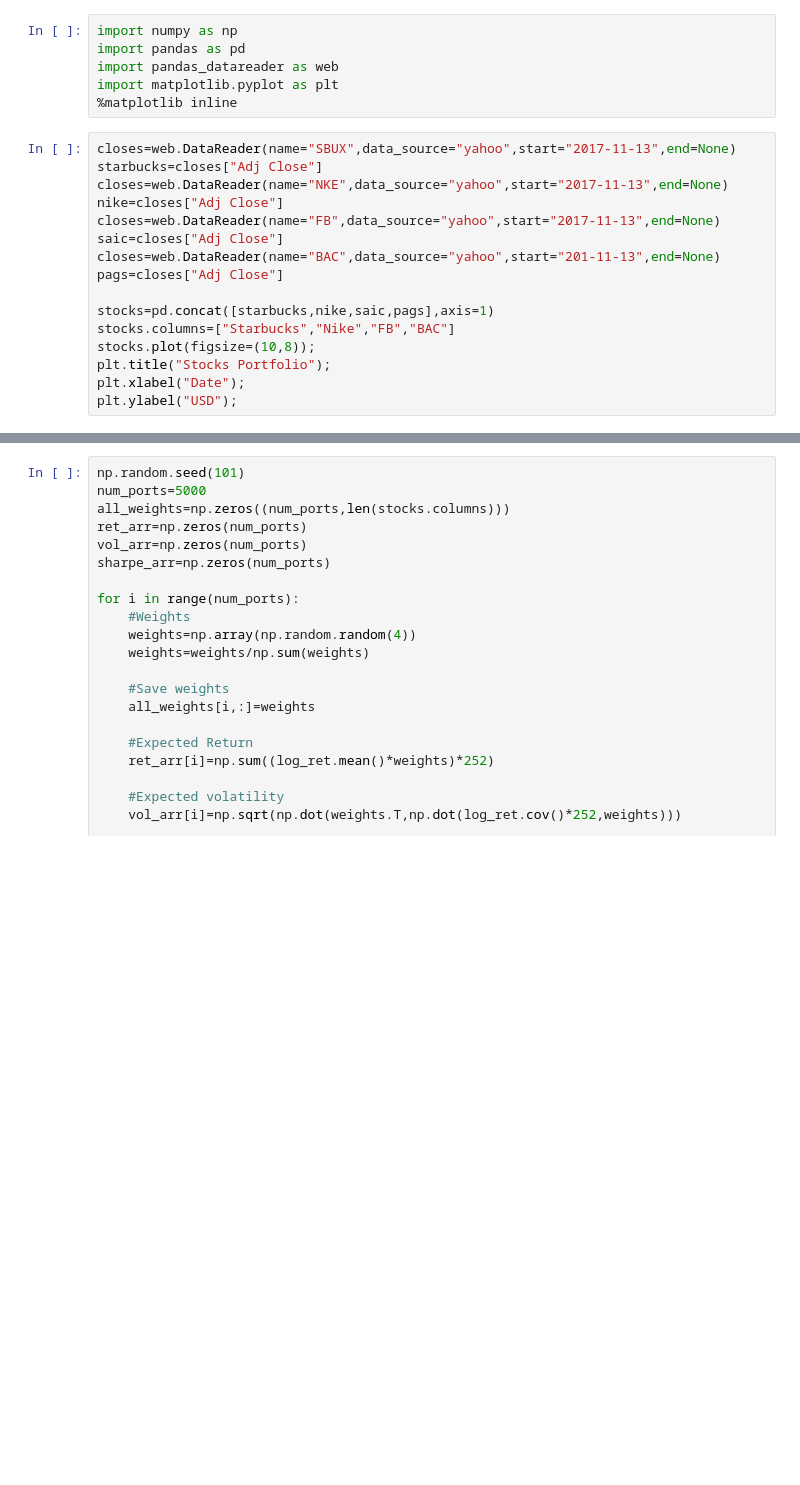
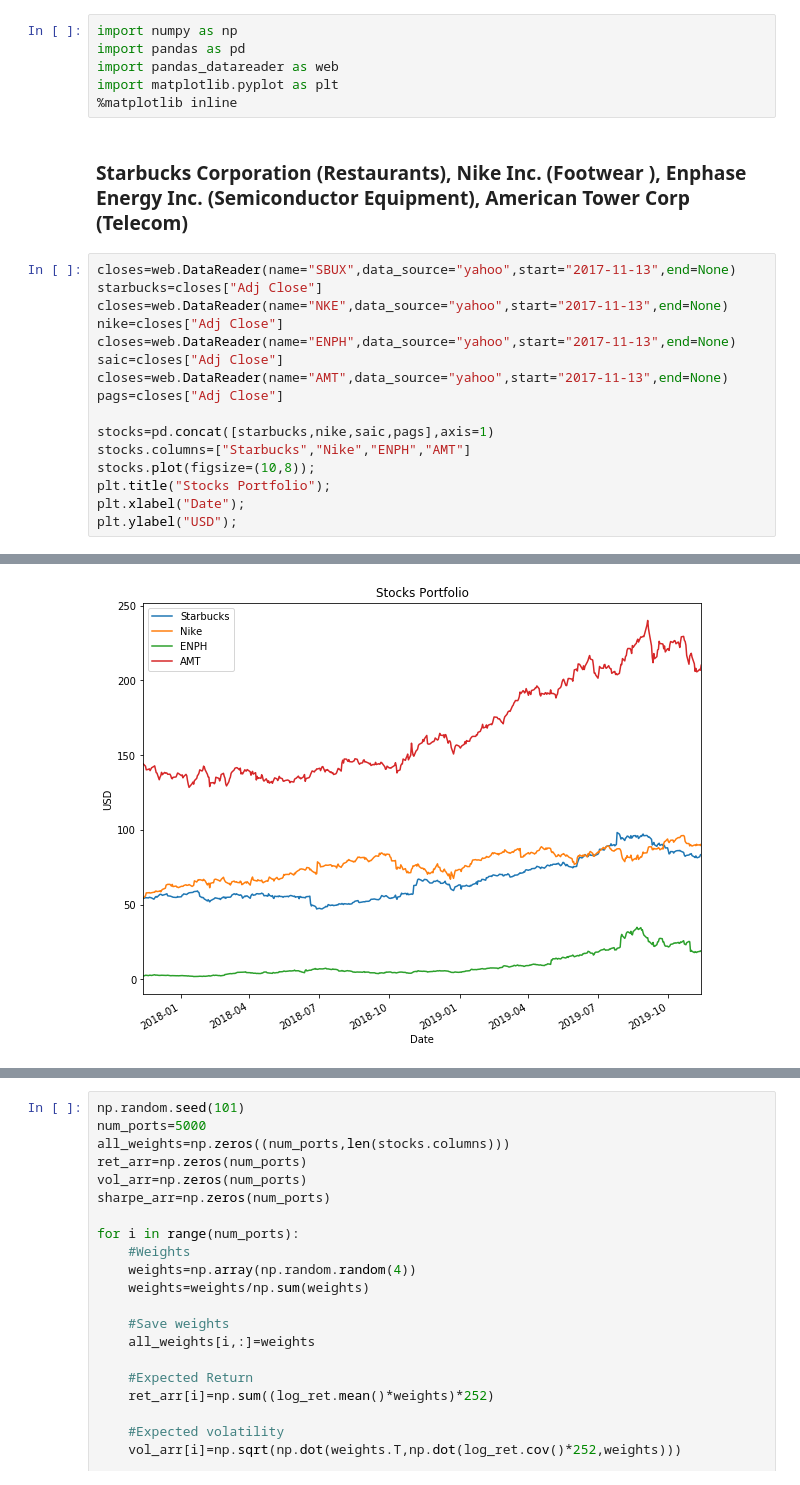
Before and after one commit to diegolazareno/PM2_LopezD_DiazA_GonzalezC, a Jupyter notebook: PM2_LópezD_GonzálezC_DíazA.ipynb, the cells around one changed output, grey strips where cells are left out. Cells and saved outputs as stored; diff of their text form; blank space fills up the shorter version.

```diff
--- a/PM2_LópezD_GonzálezC_DíazA.ipynb
+++ b/PM2_LópezD_GonzálezC_DíazA.ipynb
@@ -52,18 +52,20 @@ import pandas as pd
 import pandas_datareader as web
 import matplotlib.pyplot as plt
 %matplotlib inline
+# %% [markdown]
+### Starbucks Corporation (Restaurants), Nike Inc. (Footwear ), Enphase Energy Inc. (Semiconductor Equipment), American Tower Corp (Telecom)
 # %%
 closes=web.DataReader(name="SBUX",data_source="yahoo",start="2017-11-13",end=None)
 starbucks=closes["Adj Close"]
 closes=web.DataReader(name="NKE",data_source="yahoo",start="2017-11-13",end=None)
 nike=closes["Adj Close"]
-closes=web.DataReader(name="FB",data_source="yahoo",start="2017-11-13",end=None)
+closes=web.DataReader(name="ENPH",data_source="yahoo",start="2017-11-13",end=None)
 saic=closes["Adj Close"]
-closes=web.DataReader(name="BAC",data_source="yahoo",start="201-11-13",end=None)
+closes=web.DataReader(name="AMT",data_source="yahoo",start="2017-11-13",end=None)
 pags=closes["Adj Close"]
 
 stocks=pd.concat([starbucks,nike,saic,pags],axis=1)
-stocks.columns=["Starbucks","Nike","FB","BAC"]
+stocks.columns=["Starbucks","Nike","ENPH","AMT"]
 stocks.plot(figsize=(10,8));
 plt.title("Stocks Portfolio");
 plt.xlabel("Date");
@@ -73,3 +74,4 @@ OutOfBoundsDatetime: Out of bounds nanosecond timestamp: 201-11-13 00:00:00
+[figure, added]
 # %%
 log_ret=np.log(stocks/stocks.shift(1))
 log_ret.head()
```
Also changed, not shown: parts of 9 cells of this notebook.
